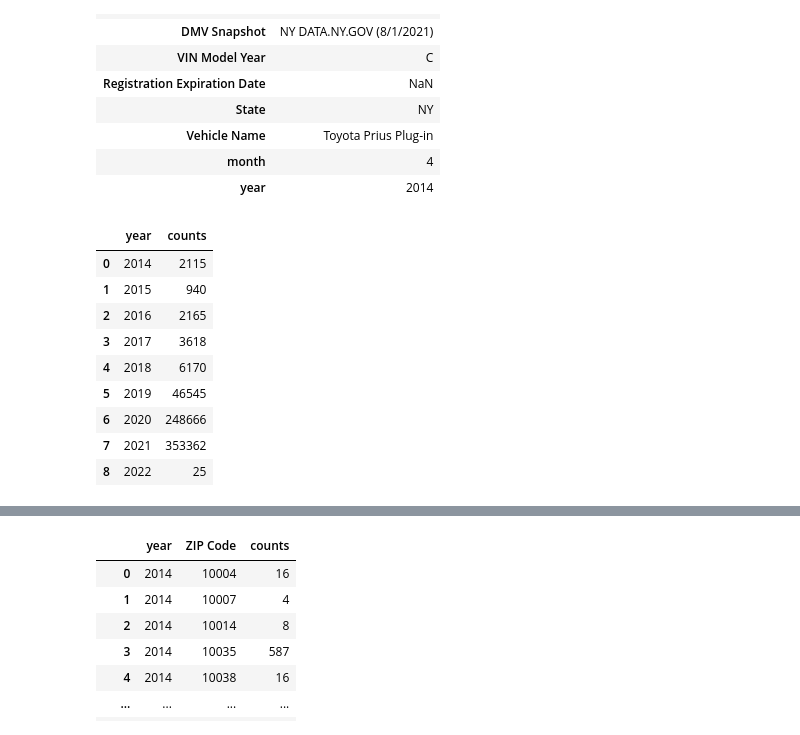
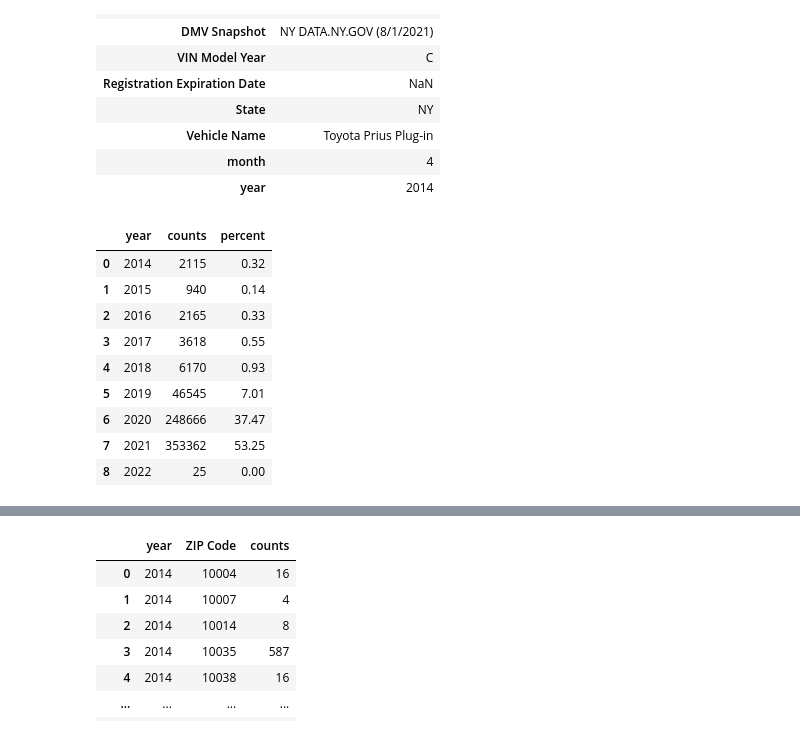
Before and after one commit to encodingintuition/EV_vehicles_US, a Jupyter notebook: Vehicles_NY-01-EDA_01.ipynb, the cells around one changed output, grey strips where cells are left out. Drawn from its saved outputs; the diff is of its cells as text; code cells hidden in the pictures.

```diff
--- a/Vehicles_NY-01-EDA_01.ipynb
+++ b/Vehicles_NY-01-EDA_01.ipynb
@@ -277,15 +277,18 @@ df.head(1).T
 | year | 2014 |
 # %%
 # number of EV cars registered per year in NY state
-df.groupby(['year']).size().reset_index(name='counts')
+
+df_counts = df.groupby(['year']).size().reset_index(name='counts')
+df_counts['percent'] = round((df_counts['counts'] / df_counts['counts'].sum()) * 100,2)
+df_counts
 # %% [output]
-|  | year | counts |
-| 0 | 2014 | 2115 |
-| 1 | 2015 | 940 |
-| 2 | 2016 | 2165 |
-| 3 | 2017 | 3618 |
-| 4 | 2018 | 6170 |
-| 5 | 2019 | 46545 |
-| 6 | 2020 | 248666 |
-| 7 | 2021 | 353362 |
-| 8 | 2022 | 25 |
+|  | year | counts | percent |
+| 0 | 2014 | 2115 | 0.32 |
+| 1 | 2015 | 940 | 0.14 |
+| 2 | 2016 | 2165 | 0.33 |
+| 3 | 2017 | 3618 | 0.55 |
+| 4 | 2018 | 6170 | 0.93 |
+| 5 | 2019 | 46545 | 7.01 |
+| 6 | 2020 | 248666 | 37.47 |
+| 7 | 2021 | 353362 | 53.25 |
+| 8 | 2022 | 25 | 0.00 |
```
Also changed, not shown: parts of 6 cells of this notebook.
